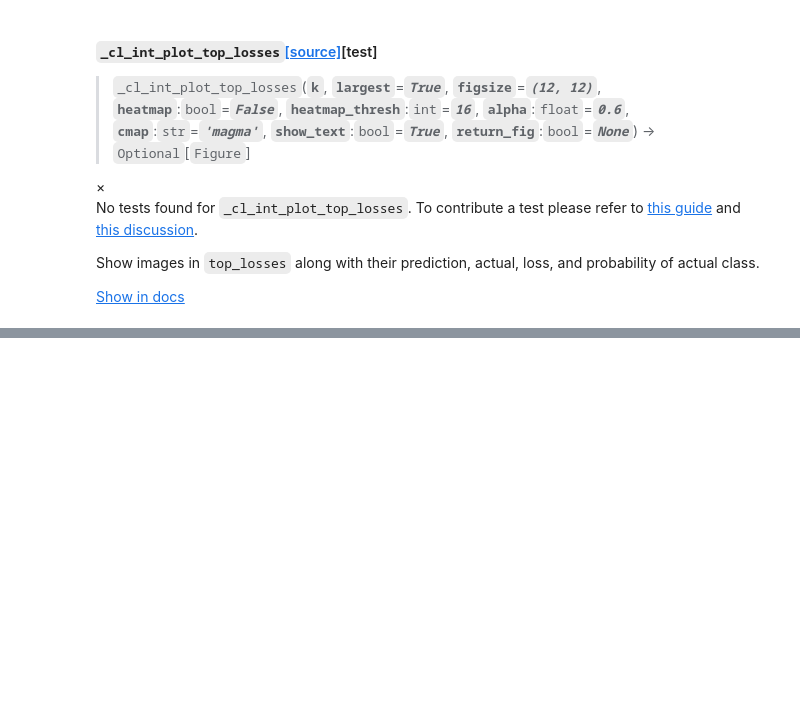
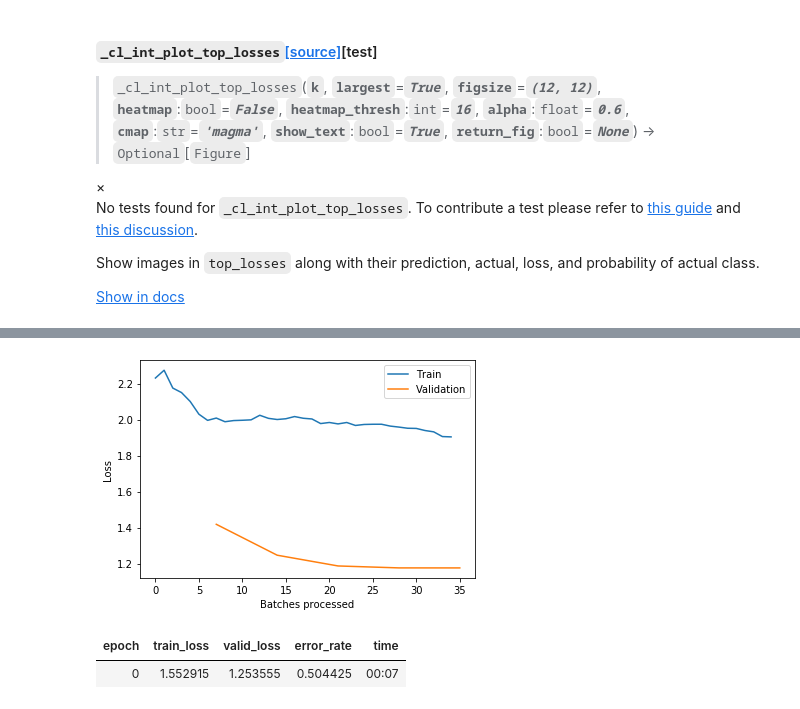
Before and after one commit to tlkt/fast_lesson_work, a Jupyter notebook: lession_2_1.ipynb, the cells around one changed output, grey strips where cells are left out. Drawn from its saved outputs; the diff is of its cells as text; code cells hidden in the pictures; blank space fills up the shorter version.

```diff
--- a/lession_2_1.ipynb
+++ b/lession_2_1.ipynb
@@ -159,0 +205,3 @@ interp.plot_top_losses(4)
+# %%
+learn = cnn_learner(data,models.resnet34,metrics=error_rate)
+learn.fit_one_cycle(5,max_lr=1e-5)
@@ -159,0 +215,10 @@ interp.plot_top_losses(4)
+# %%
+learn.recorder.plot_losses()
+# %% [output]
+[figure, added]
+# %%
+learn = cnn_learner(data,models.resnet34,metrics=error_rate,pretrained=False)
+learn.fit_one_cycle(1)
+# %% [output]
+| epoch | train_loss | valid_loss | error_rate | time |
+| 0 | 1.552915 | 1.253555 | 0.504425 | 00:07 |
```
Also changed, not shown: parts of 29 cells of this notebook.
